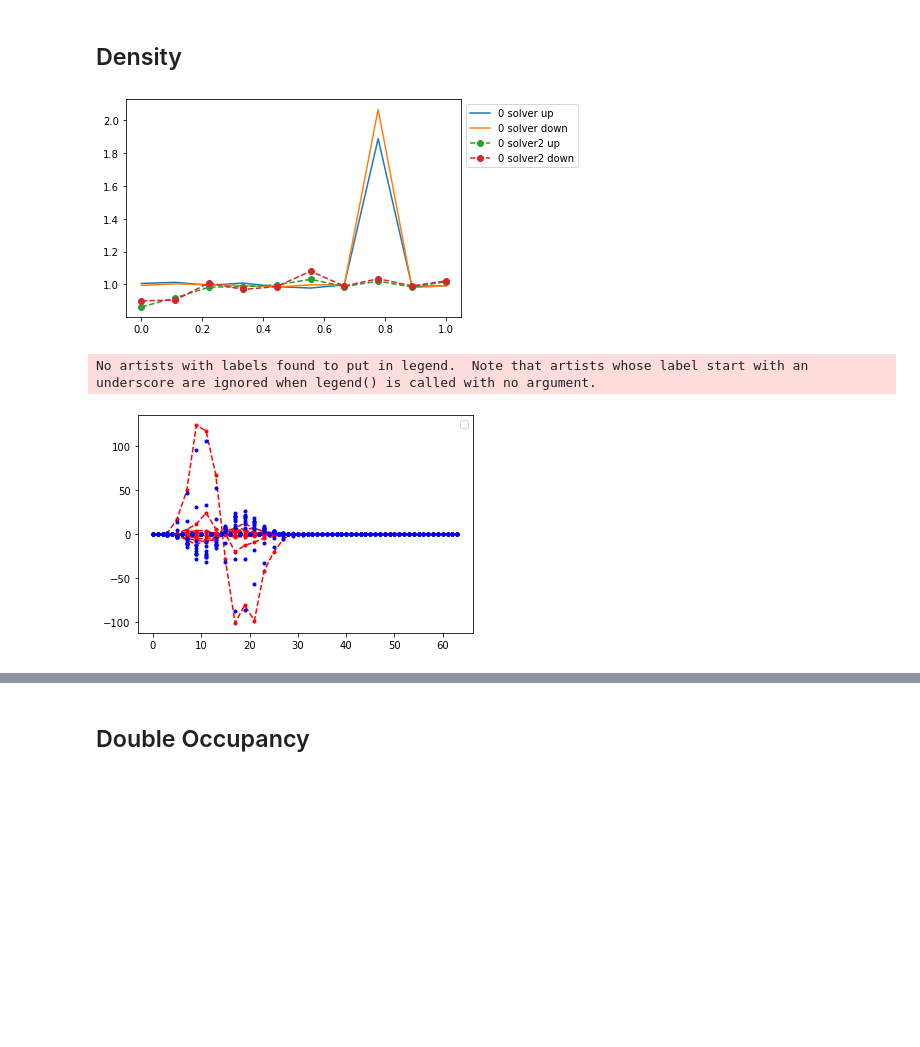
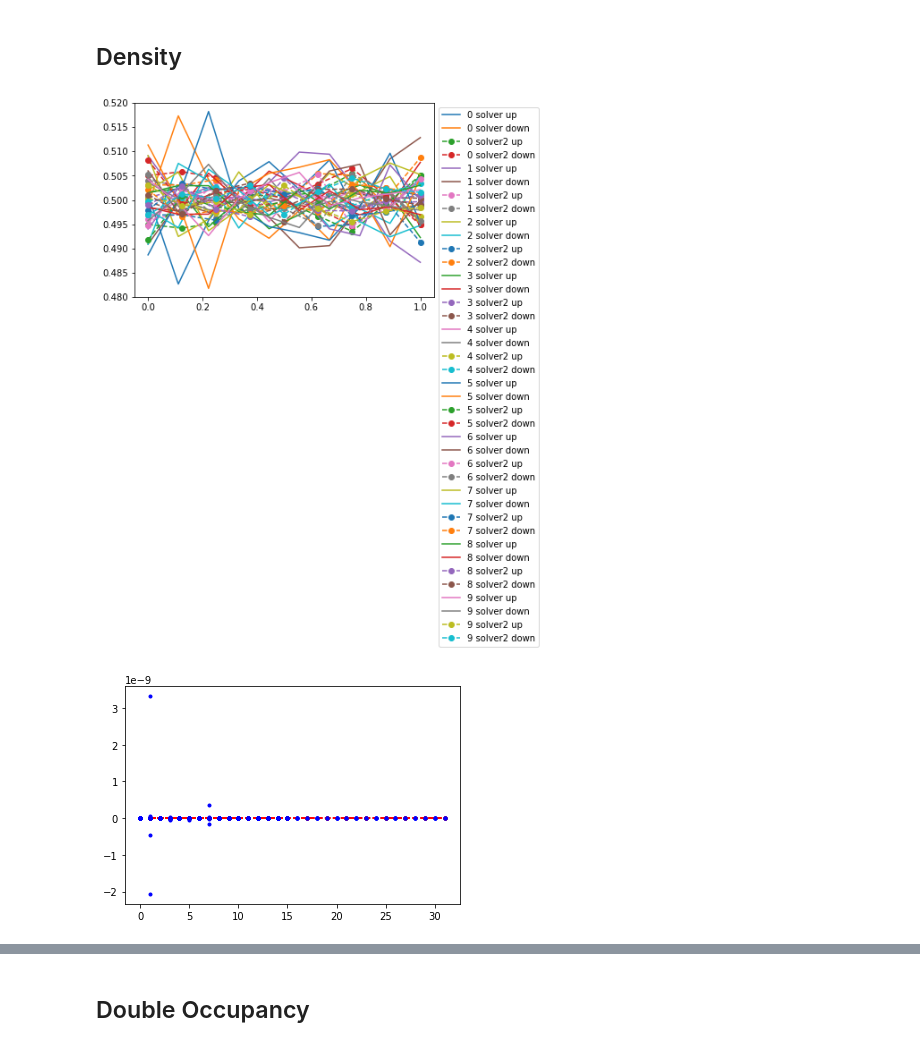
Before and after one commit to adrien-c-lopez/ctint_tutorial, a Jupyter notebook: examples/analysis.ipynb, the cells around one changed output, grey strips where cells are left out. Cells and saved outputs as stored; diff of their text form; code cells hidden in the pictures; blank space fills up the shorter version.

```diff
--- a/examples/analysis.ipynb
+++ b/examples/analysis.ipynb
@@ -140,18 +154,14 @@ for id in ids:
 for id in ids:
     with HDFArchive(files[id],'r') as A:
         for i in range(Ns[id]):
-            N = len(A[f'hist_{i}'])
-            k = np.arange(N//2)*2+1
-            h = fuse_eo(A[f'hist_{i}'][:N-N%2])
-            plt.plot(k,h,'r.--')
-            #plt.vlines(U[id]*beta[id]/4,0,1,linestyles='--',colors='g')
-
+            N = len(A[f'hist'][i])
+            k = np.arange(N)
+            plt.plot(k,A[f'hist'][i],'r.--')
 
     with HDFArchive(files2[id],'r') as B:
         for i in range(Ns2[id]):
-            N = len(B[f'hist_{i}'])
+            N = len(B[f'hist'][i])
             k = np.arange(N)
-            plt.plot(k,B[f'hist_{i}'],'b.')
-    plt.xlim(0,10)
+            plt.plot(k,B[f'hist'][i],'b.--')
     plt.show()
 # %% [output]
@@ -160,18 +179,18 @@ for id in ids:
 for id in ids:
     with HDFArchive(files[id],'r') as A:
         for i in range(Ns[id]):
-            N = len(A[f'hist_sign_{i}'])
+            N = len(A[f'hist_sign'][i])
             k = np.arange(N//2)*2+1
-            h = fuse_eo(A[f'hist_sign_{i}'][:N-N%2])
+            h = fuse_eo(A[f'hist_sign'][i])
             plt.plot(k,h.real,'r.--')
 
-        k0 = 1
+        k0 = 3
         with HDFArchive(files2[id],'r') as B:
             for i in range(Ns2[id]):
-                N = len(B[f'hist_sign_{i}'])
+                N = len(B[f'hist_sign'][i])
                 k = np.arange(N)
-                if B[f'hist_sign_{i}'][k0] != 0 and A[f'hist_sign_{i}'][k0-1]+A[f'hist_sign_{i}'][k0] != 0:
-                    h = B[f'hist_sign_{i}']/B[f'hist_sign_{i}'][k0] * (A[f'hist_sign_{i}'][k0]+A[f'hist_sign_{i}'][k0-1])
+                if B[f'hist_sign'][i][k0] != 0 and A[f'hist_sign'][i][k0-1]+A[f'hist_sign'][i][k0] != 0:
+                    h = B[f'hist_sign'][i]/B[f'hist_sign'][i][k0] * (A[f'hist_sign'][i][k0]+A[f'hist_sign'][i][k0-1])
                     plt.plot(k,h.real,'b.')
                 else:
                     print(f"invalid {i}")
@@ -192,18 +210,18 @@ invalid 9
 for id in ids:
     with HDFArchive(files[id],'r') as A:
         for i in range(Ns[id]):
-            N = len(A[f'hist_sign_{i}'])
+            N = len(A[f'hist_sign'][i])
             k = np.arange(N//2)*2+1
-            h = fuse_eo(A[f'hist_sign_{i}'][:N-N%2])
+            h = fuse_eo(A[f'hist_sign'][i])
             plt.plot(k,h.imag,'r.--')
 
-        k0 = 1
+        k0 = 3
         with HDFArchive(files2[id],'r') as B:
             for i in range(Ns2[id]):
-                N = len(B[f'hist_sign_{i}'])
+                N = len(B[f'hist_sign'][i])
                 k = np.arange(N)
-                if B[f'hist_sign_{i}'][k0] != 0 and A[f'hist_sign_{i}'][k0-1]+A[f'hist_sign_{i}'][k0] != 0:
-                    h = B[f'hist_sign_{i}']/B[f'hist_sign_{i}'][k0] * (A[f'hist_sign_{i}'][k0]+A[f'hist_sign_{i}'][k0-1])
+                if B[f'hist_sign'][i][k0] != 0 and A[f'hist_sign'][i][k0-1]+A[f'hist_sign'][i][k0] != 0:
+                    h = B[f'hist_sign'][i]/B[f'hist_sign'][i][k0] * (A[f'hist_sign'][i][k0]+A[f'hist_sign'][i][k0-1])
                     plt.plot(k,h.imag,'b.')
                 else:
                     print(f"invalid {i}")
@@ -223,45 +240,43 @@ invalid 9
 # %% [markdown]
 ## Density
 # %%
-for id in ids:#[1,2,4,6]: #[5]:#[0,1,2,3,4,6]:#[1:]:
+for id in ids:
     k = np.linspace(0,1,Ns[id])
     n = np.zeros((Ns[id],2),dtype=complex)
     with HDFArchive(files[id],'r') as A:
         for i in range(Ns[id]):
-            n[i] = A[f"n_{i}"]+delta0[id]
+            n[i] = A[f"n"][i]+delta0[id]
     plt.plot(k,n.real,label=[f"{id} solver up",f"{id} solver down"])
 
     k = np.linspace(0,1,Ns2[id])
     n2 = np.zeros((Ns2[id],2),dtype=complex)
     with HDFArchive(files2[id],'r') as B:
         for i in range(Ns2[id]):
-            n2[i] = B[f"n_{i}"]+delta0[id]
+            n2[i] = B[f"n"][i]+delta0[id]
     plt.plot(k,n2.real,'o--',label=[f"{id} solver2 up",f"{id} solver2 down"])
 
 plt.legend(bbox_to_anchor=(1,1))
 plt.show()
 # %% [output]
-[figure, old version]
+[figure, new version]
 # %%
-for id in ids:#[0,1,2,3,4,6]:
+for id in ids:
 
     with HDFArchive(files[id],'r') as A:
         for i in range(Ns[id]):
-            N = len(A[f'hist_n_{i}'])
+            N = len(A[f'hist_n'][i])
             k = np.arange(N//2)*2+1
-            h = fuse_eo(A[f'hist_n_{i}'][:N-N%2])
+            h = fuse_eo(A[f'hist_n'][i])
             plt.plot(k,h.real,'r.--')
 
         with HDFArchive(files2[id],'r') as B:
             for i in range(Ns2[id]):
-                N = len(B[f'hist_n_{i}'])
+                N = len(B[f'hist_n'][i])
                 k = np.arange(N)
-                h = B[f'hist_n_{i}']
+                h = B[f'hist_n'][i]
                 plt.plot(k,h.real,'b.')
 
-plt.legend(bbox_to_anchor=(1,1))
 plt.show()
 # %% [output]
-No artists with labels found to put in legend.  Note that artists whose label start with an underscore are ignored when legend() is called with no argument.
-[figure, old version]
+[figure, new version]
 # %%
```
Also changed, not shown: parts of 23 cells of this notebook, 53 other files.
